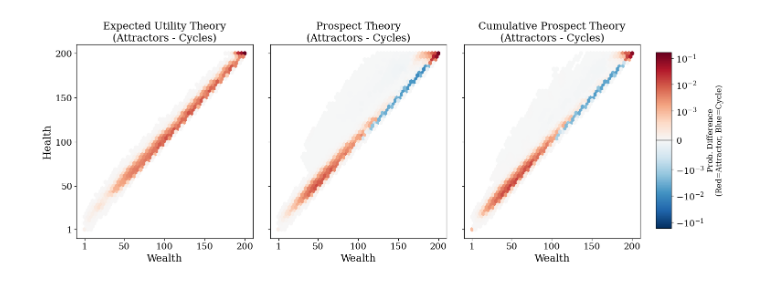
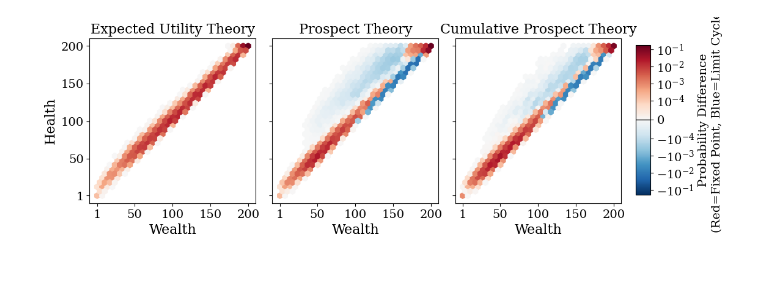
Before and after one commit to charlesaugdupont/cognitive-biases-endogenous-volatility, a Jupyter notebook: notebooks/attractors.ipynb, the cells around one changed output. Drawn from its saved outputs; the diff is of its cells as text; code cells hidden in the pictures.

Commit message:
update attractors notebook

```diff
--- a/notebooks/attractors.ipynb
+++ b/notebooks/attractors.ipynb
@@ -38,7 +38,6 @@ amplitude_files = {
 
 models = ["eut", "pt", "cpt"]
 data_storage = {m: [] for m in models}
-
 N = 200
 
 for model in models:
@@ -51,8 +50,6 @@ for model in models:
         with open(amplitude_files[model], "rb") as f:
             raw_amps = pickle.load(f)
             amps = [np.mean(x["amplitudes"]) for x in raw_amps]
-    else:
-        amps = [0.0] * len(f_names) # Default to 0 if no file (e.g. EUT)
 
     # Load simulation states
     print(f"Processing {model.upper()}...")
@@ -195,11 +75,5 @@ plt.show()
 # %%
-import matplotlib.pyplot as plt
-import matplotlib.colors as mcolors
-import matplotlib.ticker as ticker
-import numpy as np
-
-# --- SETTINGS ---
-num_bins = 50
+num_bins = 30
 AMP_THRESHOLD = 5
 
 # 1. PRE-CALCULATE DATA & LIMITS
@@ -253,17 +127,13 @@ for model in models:
 if max_abs_diff == 0: max_abs_diff = 0.1
 
 
-# --- THE FIX: SYMMETRICAL LOG NORM ---
-# linthresh: The range within which the plot is linear (to avoid log(0)).
-# Any value < 0.001 is linear (white). Any value > 0.001 is Logarithmic (Blue/Red).
-# Reducing linthresh makes small values pop more.
-norm_diff = mcolors.SymLogNorm(linthresh=0.001, linscale=1,
+norm_diff = mcolors.SymLogNorm(linthresh=0.0001, linscale=1,
                                vmin=-max_abs_diff, vmax=max_abs_diff, base=10)
 
 
 # 2. PLOTTING
-fig, axes = plt.subplots(1, 3, figsize=(17, 5.5), sharex=True, sharey=True)
-titles = ["Expected Utility Theory", "Prospect Theory", "Cumulative Prospect Theory"]
+fig, axes = plt.subplots(1, 3, figsize=(12, 3.5), sharex=True, sharey=True)
+titles = ["EUT", "PT", "CPT"]
 
 plt.subplots_adjust(right=0.85, wspace=0.1)
 
@@ -278,34 +148,34 @@ for i, model in enumerate(models):
                        C=weights,
                        reduce_C_function=np.sum,
                        gridsize=num_bins,
                        cmap='RdBu_r',
                        norm=norm_diff,  # <--- Applied here
                        extent=[1, N, 1, N],
                        mincnt=None)
     else:
         ax.text(100, 100, "No Data", ha='center', va='center')
         ax.set_facecolor("#f0f0f067")
 
-    ax.set_title(f"{titles[i]}\n(Attractors - Cycles)", fontsize=16)
+    ax.set_title(f"{titles[i]}", fontsize=16)
     ax.set_xlabel("Wealth")
 
 axes[0].set_ylabel("Health")
 
 # --- SET TICKS ---
 ticks = [1, 50, 100, 150, 200]
 for ax in axes.flat:
     ax.set_xticks(ticks)
     ax.set_yticks(ticks)
 
 # 3. CREATE COLORBAR
 sm = plt.cm.ScalarMappable(cmap='RdBu_r', norm=norm_diff)
 sm.set_array([])
 
 cbar_ax = fig.add_axes([0.87, 0.15, 0.02, 0.7])
 cb = fig.colorbar(sm, cax=cbar_ax)
-cb.set_label('Prob. Difference\n(Red=Attractor, Blue=Cycle)', fontsize=12)
+cb.set_label('Probability Difference\n(Red=Fixed Point, Blue=Limit Cycle)', fontsize=14)
 cb.ax.hlines(0, -1, 1, colors='k', linewidth=1)
-
+plt.savefig("../figures/attractor_probability_difference.pdf", bbox_inches="tight")
 plt.show()
 # %% [output]
-[figure, old version]
+[figure, new version]
```
Also changed, not shown: parts of 2 cells of this notebook.
